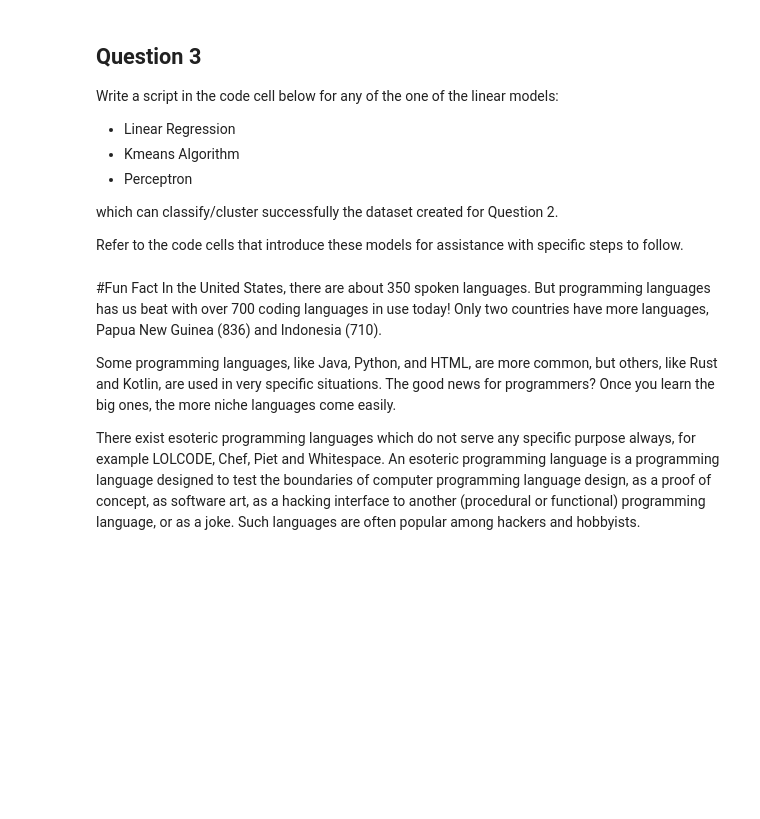
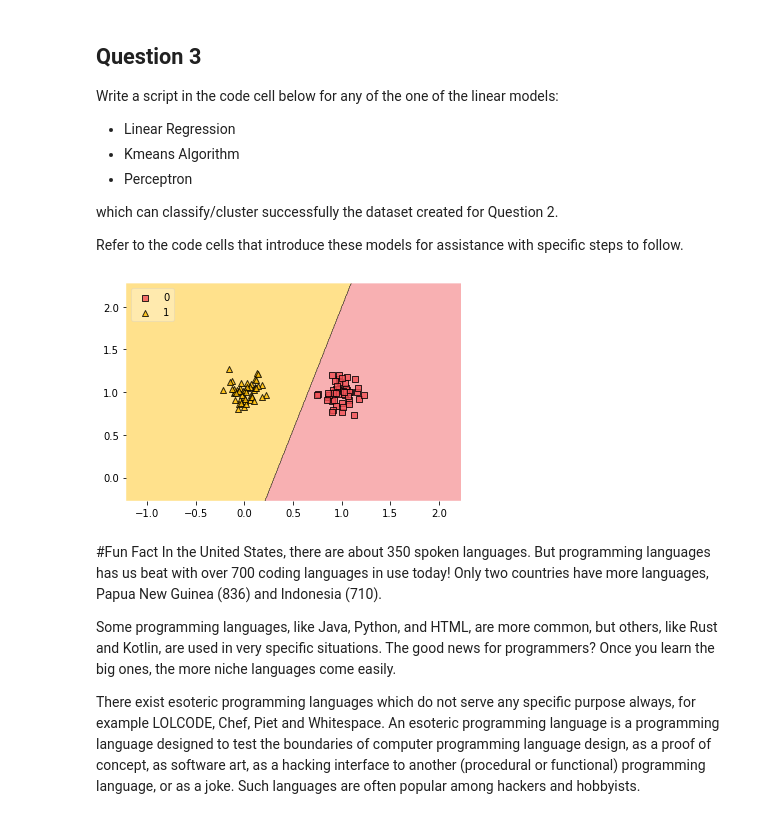
Before and after one commit to dslidder/FutureMakers2022, a Jupyter notebook: Day_3_Intro_to_Deep_Learning_DL.ipynb, the cells around one changed output. Cells and saved outputs as stored; diff of their text form; code cells hidden in the pictures; blank space fills up the shorter version.

```diff
--- a/Day_3_Intro_to_Deep_Learning_DL.ipynb
+++ b/Day_3_Intro_to_Deep_Learning_DL.ipynb
@@ -230,3 +238,25 @@ Hint2: *Look at the dataset generated by the KMeans clustering above --- that is
+# %%
+myData = []
+myTarget = []
+
+#Data Clusters
+
+for i in range(2):
+  for _ in range(50):
+    if i == 1:
+      myData.append([np.random.normal(0, 0.1) + i, np.random.normal(0, 0.1) + j])
+      myTarget.append(0)
+    else:
+      myData.append([np.random.normal(0, 0.1) + i, np.random.normal(0, 0.1)+ j] )
+      myTarget.append(1)
+
+#Target Class Information
+
+#Instantiate Random Points
+
+#Create a numpy array of the datapoints and target classes created
+myData = np.array(myData)
+myTarget = np.array(myTarget)
 # %% [markdown]
 ## Question 3
 Write a script in the code cell below for any of the one of the linear models:
@@ -240,9 +270,23 @@ Refer to the code cells that introduce these models for assistance with specific
 # %%
 """ Enter your code for Question 3 here """
 
 # Linear Regression or Kmeans or Perceptron
+#perceptron
+model1 =  Perceptron(tol=1e-3, random_state=0)
+model1.fit(myData,myTarget)
+model1.score(myData,myTarget)
+myTarget = myTarget.reshape((-1))
+
+#linear regression
+
+#Kmeans
 
 # Visualize the performance of these models
+# perceptron
+plot_decision_regions(myData, myTarget, clf=model1, legend=2,colors = '#F15156,#FFBD00')
+plt.show()
+# %% [output]
+[figure, added]
 # %% [markdown]
 #Fun Fact
 In the United States, there are about 350 spoken languages. But programming languages has us beat with over 700 coding languages in use today! Only two countries have more languages, Papua New Guinea (836) and Indonesia (710).
```
Also changed, not shown: parts of 15 cells of this notebook.
